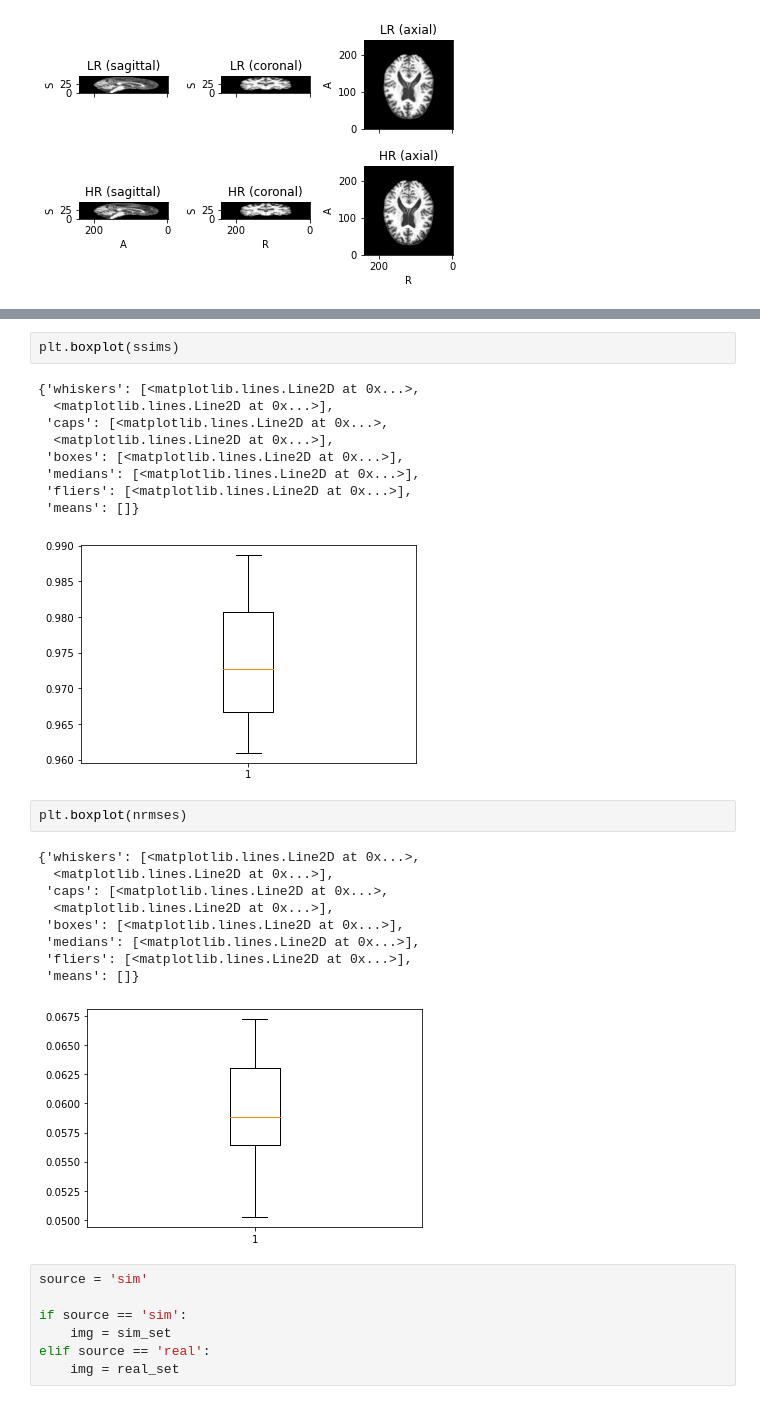
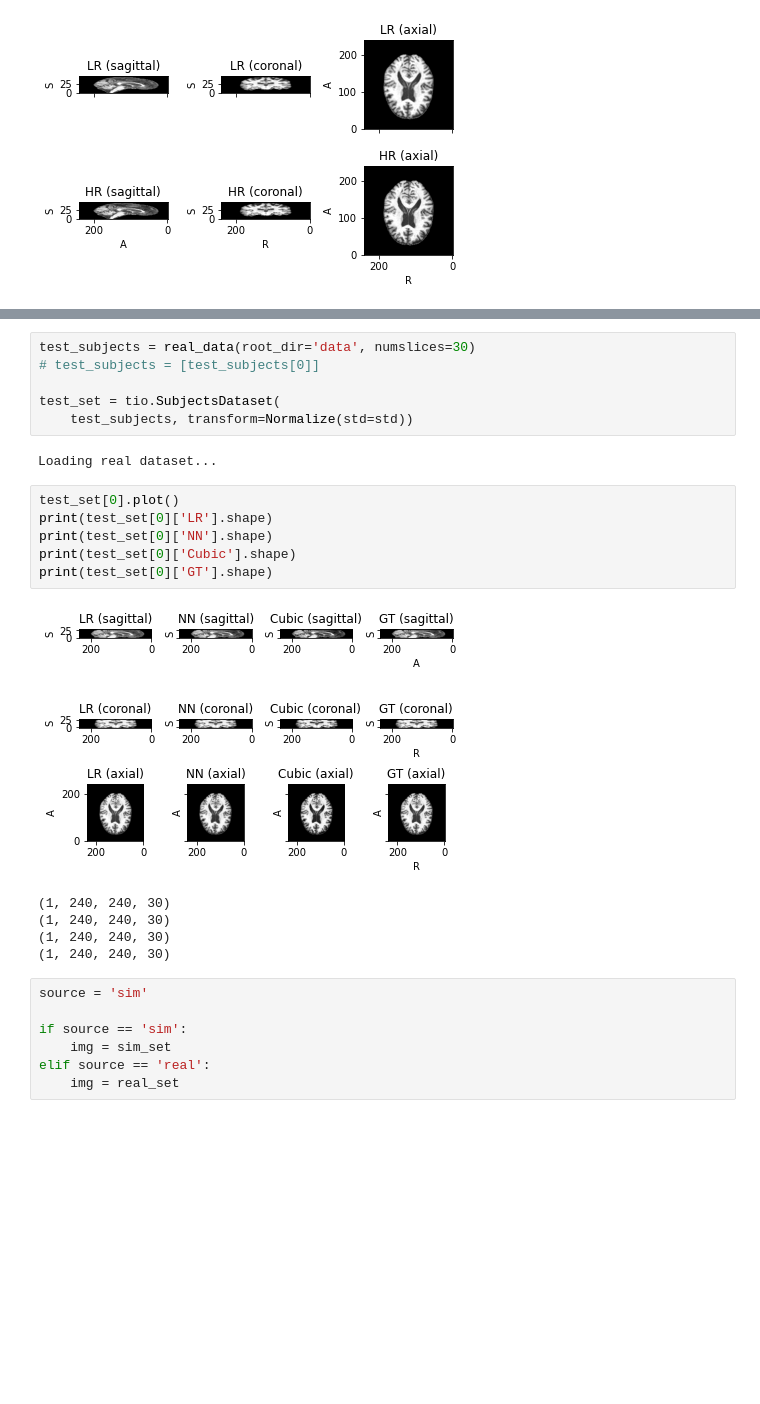
Before and after one commit to rienboonstoppel/SRGan, a Jupyter notebook: predict.ipynb, the cells around one changed output, grey strips where cells are left out. Cells and saved outputs as stored; diff of their text form; blank space fills up the shorter version.

```diff
--- a/predict.ipynb
+++ b/predict.ipynb
@@ -105,27 +81,23 @@ plt.boxplot(nccs)
-# %%
-plt.boxplot(ssims)
-# %% [output]
-{'whiskers': [<matplotlib.lines.Line2D at 0x...>,
-  <matplotlib.lines.Line2D at 0x...>],
- 'caps': [<matplotlib.lines.Line2D at 0x...>,
-  <matplotlib.lines.Line2D at 0x...>],
- 'boxes': [<matplotlib.lines.Line2D at 0x...>],
- 'medians': [<matplotlib.lines.Line2D at 0x...>],
- 'fliers': [<matplotlib.lines.Line2D at 0x...>],
- 'means': []}
-[figure, removed]
-# %%
-plt.boxplot(nrmses)
-# %% [output]
-{'whiskers': [<matplotlib.lines.Line2D at 0x...>,
-  <matplotlib.lines.Line2D at 0x...>],
- 'caps': [<matplotlib.lines.Line2D at 0x...>,
-  <matplotlib.lines.Line2D at 0x...>],
- 'boxes': [<matplotlib.lines.Line2D at 0x...>],
- 'medians': [<matplotlib.lines.Line2D at 0x...>],
- 'fliers': [<matplotlib.lines.Line2D at 0x...>],
- 'means': []}
-[figure, removed]
+# %%
+test_subjects = real_data(root_dir='data', numslices=30)
+# test_subjects = [test_subjects[0]]
+
+test_set = tio.SubjectsDataset(
+    test_subjects, transform=Normalize(std=std))
+# %% [output]
+Loading real dataset...
+# %%
+test_set[0].plot()
+print(test_set[0]['LR'].shape)
+print(test_set[0]['NN'].shape)
+print(test_set[0]['Cubic'].shape)
+print(test_set[0]['GT'].shape)
+# %% [output]
+[figure, added]
+(1, 240, 240, 30)
+(1, 240, 240, 30)
+(1, 240, 240, 30)
+(1, 240, 240, 30)
 # %%
 source = 'sim'
 
```
Also changed, not shown: parts of 24 cells of this notebook, 4 other files.
